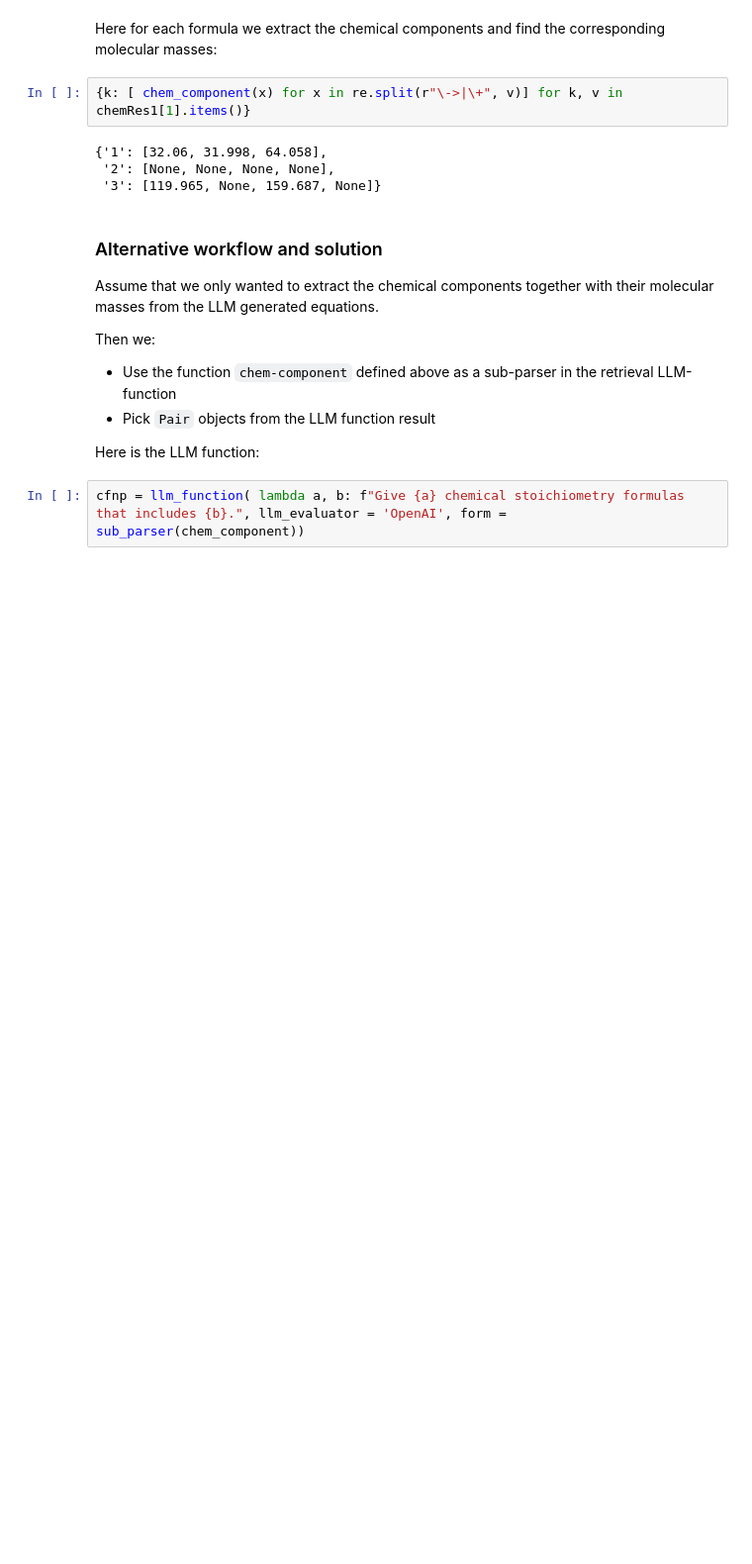
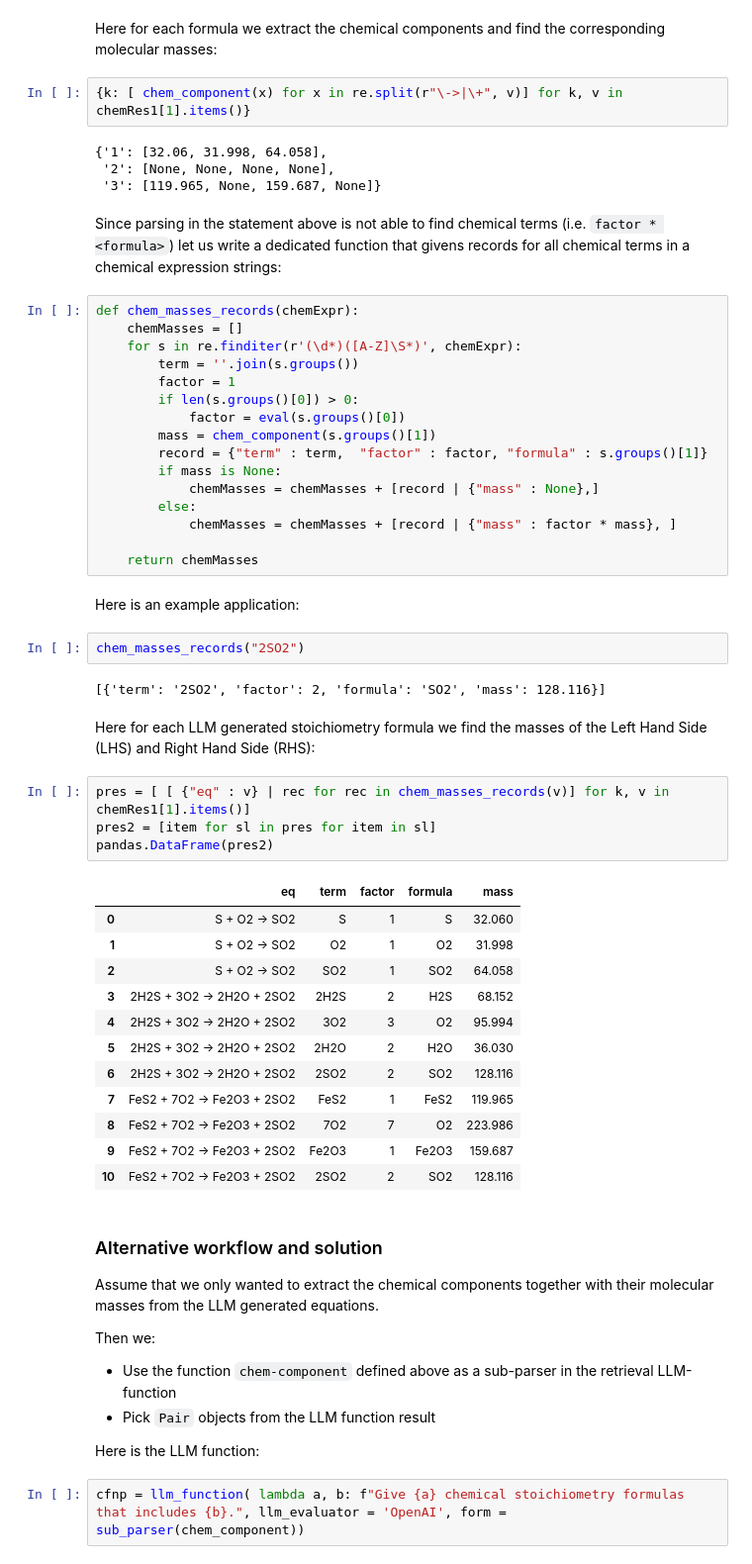
Before and after one commit to antononcube/Python-packages, a Jupyter notebook: LLMFunctionObjects/docs/Workflows-with-LLM-functions.ipynb, the cells around one changed output. Shown at 99% size. Drawn from its saved outputs; the diff is of its cells as text; blank space fills up the shorter version.

Commit message:
docs:More chemistry parsing coding.

```diff
--- a/LLMFunctionObjects/docs/Workflows-with-LLM-functions.ipynb
+++ b/LLMFunctionObjects/docs/Workflows-with-LLM-functions.ipynb
@@ -767,6 +767,49 @@ Here for each formula we extract the chemical components and find the correspond
 {'1': [32.06, 31.998, 64.058],
  '2': [None, None, None, None],
  '3': [119.965, None, 159.687, None]}
+# %% [markdown]
+Since parsing in the statement above is not able to find chemical terms (i.e. `factor * <formula>`) let us write a dedicated function that givens records for all chemical terms in a chemical expression strings:
+# %%
+def chem_masses_records(chemExpr):
+    chemMasses = []
+    for s in re.finditer(r'(\d*)([A-Z]\S*)', chemExpr):
+        term = ''.join(s.groups())
+        factor = 1
+        if len(s.groups()[0]) > 0:
+            factor = eval(s.groups()[0])
+        mass = chem_component(s.groups()[1])
+        record = {"term" : term,  "factor" : factor, "formula" : s.groups()[1]}
+        if mass is None:
+            chemMasses = chemMasses + [record | {"mass" : None},]
+        else:
+            chemMasses = chemMasses + [record | {"mass" : factor * mass}, ]
+
+    return chemMasses
+# %% [markdown]
+Here is an example application:
+# %%
+chem_masses_records("2SO2")
+# %% [output]
+[{'term': '2SO2', 'factor': 2, 'formula': 'SO2', 'mass': 128.116}]
+# %% [markdown]
+Here for each LLM generated stoichiometry formula we find the masses of the Left Hand Side (LHS) and Right Hand Side (RHS):
+# %%
+pres = [ [ {"eq" : v} | rec for rec in chem_masses_records(v)] for k, v in chemRes1[1].items()]
+pres2 = [item for sl in pres for item in sl]
+pandas.DataFrame(pres2)
+# %% [output]
+|  | eq | term | factor | formula | mass |
+| 0 | S + O2 -> SO2 | S | 1 | S | 32.060 |
+| 1 | S + O2 -> SO2 | O2 | 1 | O2 | 31.998 |
+| 2 | S + O2 -> SO2 | SO2 | 1 | SO2 | 64.058 |
+| 3 | 2H2S + 3O2 -> 2H2O + 2SO2 | 2H2S | 2 | H2S | 68.152 |
+| 4 | 2H2S + 3O2 -> 2H2O + 2SO2 | 3O2 | 3 | O2 | 95.994 |
+| 5 | 2H2S + 3O2 -> 2H2O + 2SO2 | 2H2O | 2 | H2O | 36.030 |
+| 6 | 2H2S + 3O2 -> 2H2O + 2SO2 | 2SO2 | 2 | SO2 | 128.116 |
+| 7 | FeS2 + 7O2 -> Fe2O3 + 2SO2 | FeS2 | 1 | FeS2 | 119.965 |
+| 8 | FeS2 + 7O2 -> Fe2O3 + 2SO2 | 7O2 | 7 | O2 | 223.986 |
+| 9 | FeS2 + 7O2 -> Fe2O3 + 2SO2 | Fe2O3 | 1 | Fe2O3 | 159.687 |
+| 10 | FeS2 + 7O2 -> Fe2O3 + 2SO2 | 2SO2 | 2 | SO2 | 128.116 |
 # %% [markdown]
 ### Alternative workflow and solution
 
```
Also changed, not shown: parts of 2 cells of this notebook.
